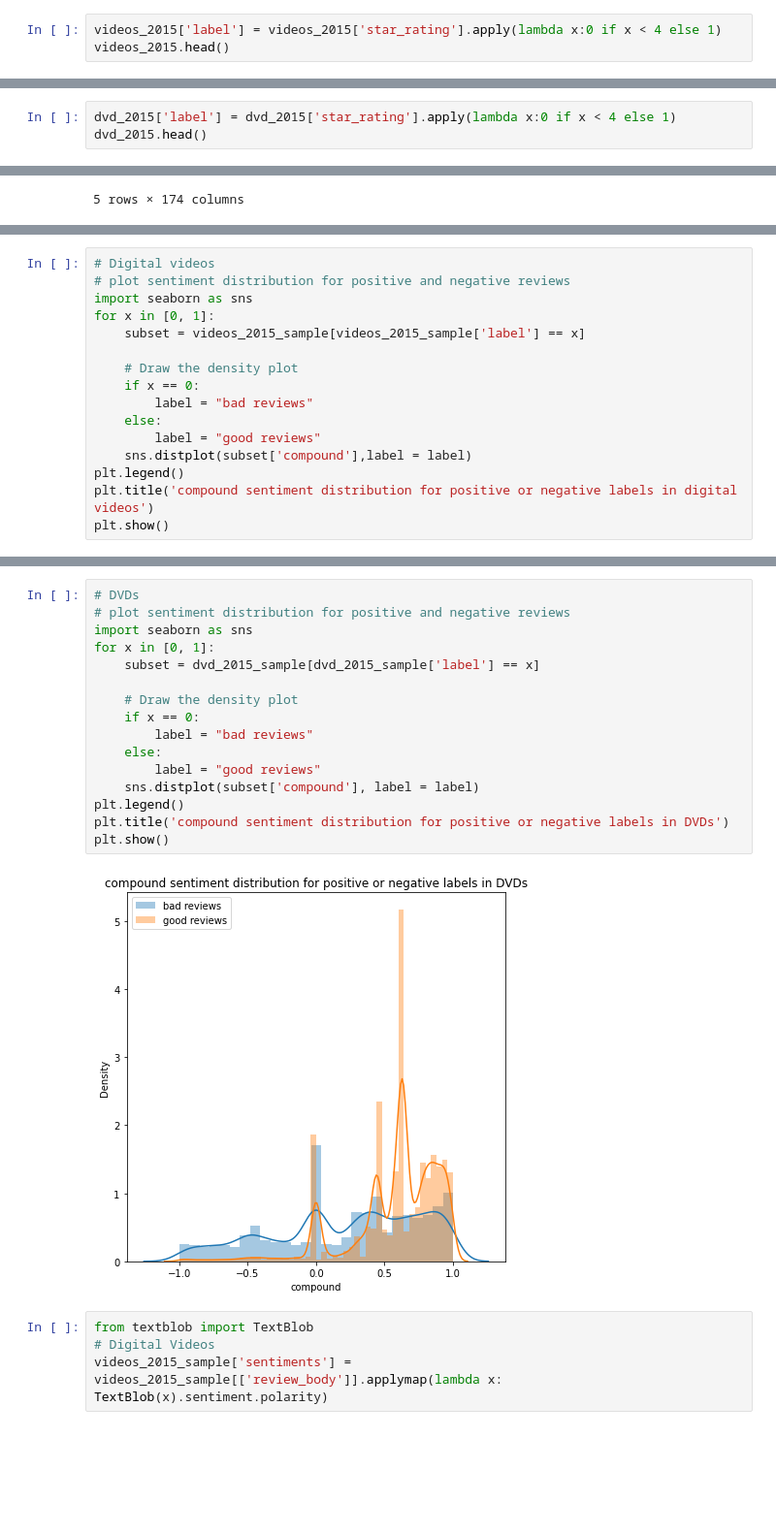
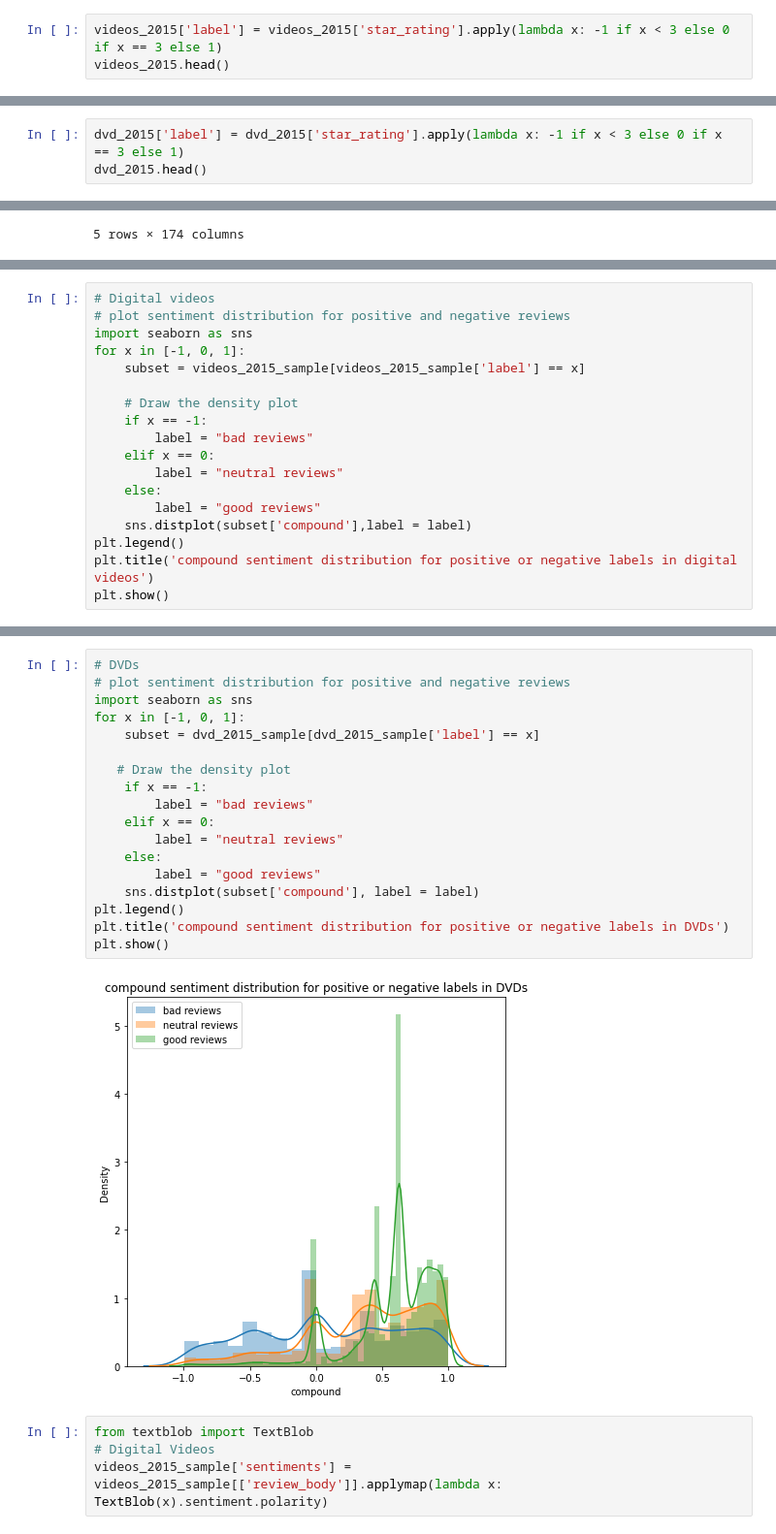
Before and after one commit to gracewainaina/CS396_Data_Science, a Jupyter notebook: videos_dvd_eda.ipynb, the cells around one changed output, grey strips where cells are left out. Shown at 97% size. Saved outputs shown, nothing was run; the diff lists cells and outputs as text; blank space fills up the shorter version.

Commit message:
pos, neg and neu labels on random forest

```diff
--- a/videos_dvd_eda.ipynb
+++ b/videos_dvd_eda.ipynb
@@ -325,7 +325,7 @@ show_wordcloud(dvd_2015['review_body'])
 # %% [markdown]
 ### Sentiment Analysis
 # %%
-videos_2015['label'] = videos_2015['star_rating'].apply(lambda x:0 if x < 4 else 1)
+videos_2015['label'] = videos_2015['star_rating'].apply(lambda x: -1 if x < 3 else 0 if x == 3 else 1)
 videos_2015.head()
 # %% [output]
 A value is trying to be set on a copy of a slice from a DataFrame.
@@ -347,6 +348,6 @@ videos_2015['label'].value_counts(normalize = True)
 Name: label, dtype: float64
 # %%
-dvd_2015['label'] = dvd_2015['star_rating'].apply(lambda x:0 if x < 4 else 1)
+dvd_2015['label'] = dvd_2015['star_rating'].apply(lambda x: -1 if x < 3 else 0 if x == 3 else 1)
 dvd_2015.head()
 # %% [output]
 A value is trying to be set on a copy of a slice from a DataFrame.
@@ -693,12 +695,14 @@ dvd_2015_sample[dvd_2015_sample["nb_words"] >= 5].sort_values("neu", ascending =
 # Digital videos
 # plot sentiment distribution for positive and negative reviews
 import seaborn as sns
-for x in [0, 1]:
+for x in [-1, 0, 1]:
     subset = videos_2015_sample[videos_2015_sample['label'] == x]
 
     # Draw the density plot
-    if x == 0:
+    if x == -1:
         label = "bad reviews"
+    elif x == 0:
+        label = "neutral reviews"
     else:
         label = "good reviews"
     sns.distplot(subset['compound'],label = label)
@@ -710,21 +714,23 @@ plt.show()
 # %%
 # DVDs
 # plot sentiment distribution for positive and negative reviews
 import seaborn as sns
-for x in [0, 1]:
+for x in [-1, 0, 1]:
     subset = dvd_2015_sample[dvd_2015_sample['label'] == x]
 
-    # Draw the density plot
-    if x == 0:
+   # Draw the density plot
+    if x == -1:
         label = "bad reviews"
+    elif x == 0:
+        label = "neutral reviews"
     else:
         label = "good reviews"
     sns.distplot(subset['compound'], label = label)
 plt.legend()
 plt.title('compound sentiment distribution for positive or negative labels in DVDs')
 plt.show()
 # %% [output]
-[figure, old version]
+[figure, new version]
 # %%
 from textblob import TextBlob
 # Digital Videos
```
Also changed, not shown: parts of 18 cells of this notebook.
